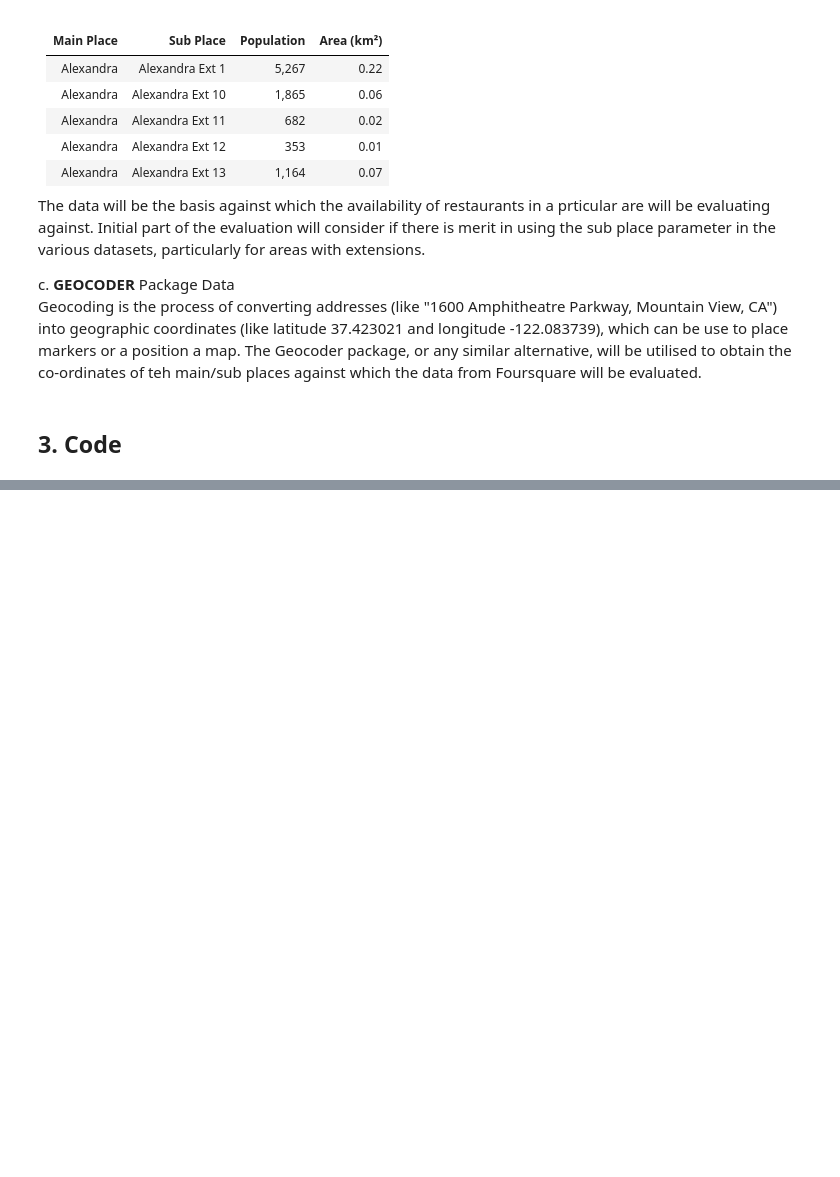
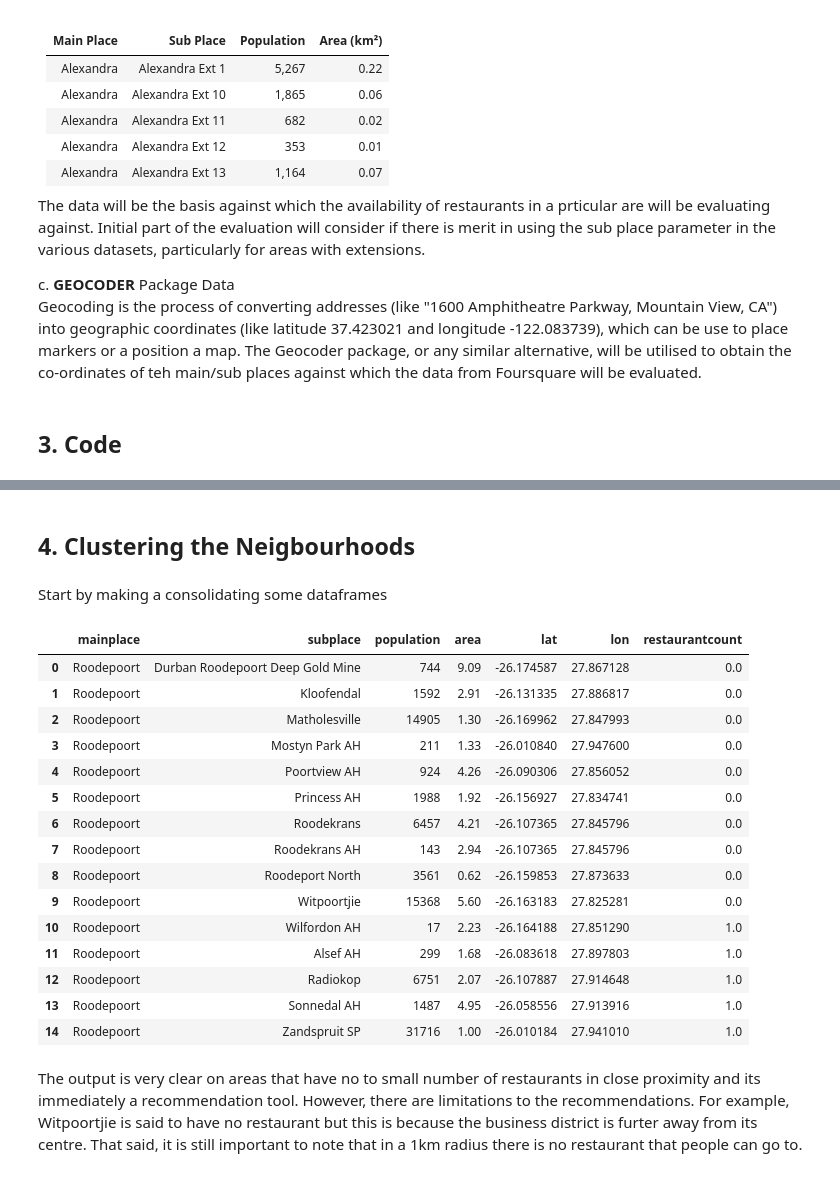
Before and after one commit to mthoencube/Coursera_Capstone, a Jupyter notebook: Capstone Project Notebook.ipynb, the cells around one changed output, grey strips where cells are left out. Cells and saved outputs as stored; diff of their text form; code cells hidden in the pictures; blank space fills up the shorter version.

```diff
--- a/Capstone Project Notebook.ipynb
+++ b/Capstone Project Notebook.ipynb
@@ -35,0 +391,12 @@ Geocoding is the process of converting addresses (like "1600 Amphitheatre Parkwa
+# %%
+# function that extracts the category of the venue
+def get_category_type(row):
+    try:
+        categories_list = row['categories']
+    except:
+        categories_list = row['venue.categories']
+
+    if len(categories_list) == 0:
+        return None
+    else:
+        return categories_list[0]['name']
@@ -35,0 +405,16 @@ Geocoding is the process of converting addresses (like "1600 Amphitheatre Parkwa
+# %%
+venues = results['response']['groups'][0]['items']
+
+nearby_venues = json_normalize(venues) # flatten JSON
+
+# filter columns
+filtered_columns = ['venue.name', 'venue.location.distance', 'venue.categories', 'venue.location.lat', 'venue.location.lng']
+nearby_venues =nearby_venues.loc[:, filtered_columns]
+
+# filter the category for each row
+nearby_venues['venue.categories'] = nearby_venues.apply(get_category_type, axis=1)
+
+# clean columns
+nearby_venues.columns = [col.split(".")[-1] for col in nearby_venues.columns]
+
+nearby_venues.head(15)
@@ -35,0 +557,27 @@ Geocoding is the process of converting addresses (like "1600 Amphitheatre Parkwa
+# %% [markdown]
+## 4. Clustering the Neigbourhoods
+# %% [markdown]
+Start by making a consolidating some dataframes
+# %%
+final_df = pd.merge(roodepoort_data, Counts_df, on='subplace', how='left').sort_values('restaurantcount' ,na_position='first').reset_index(drop=True)
+final_df = final_df.fillna(0)
+final_df.head(15)
+# %% [output]
+|  | mainplace | subplace | population | area | lat | lon | restaurantcount |
+| 0 | Roodepoort | Durban Roodepoort Deep Gold Mine | 744 | 9.09 | -26.174587 | 27.867128 | 0.0 |
+| 1 | Roodepoort | Kloofendal | 1592 | 2.91 | -26.131335 | 27.886817 | 0.0 |
+| 2 | Roodepoort | Matholesville | 14905 | 1.30 | -26.169962 | 27.847993 | 0.0 |
+| 3 | Roodepoort | Mostyn Park AH | 211 | 1.33 | -26.010840 | 27.947600 | 0.0 |
+| 4 | Roodepoort | Poortview AH | 924 | 4.26 | -26.090306 | 27.856052 | 0.0 |
+| 5 | Roodepoort | Princess AH | 1988 | 1.92 | -26.156927 | 27.834741 | 0.0 |
+| 6 | Roodepoort | Roodekrans | 6457 | 4.21 | -26.107365 | 27.845796 | 0.0 |
+| 7 | Roodepoort | Roodekrans AH | 143 | 2.94 | -26.107365 | 27.845796 | 0.0 |
+| 8 | Roodepoort | Roodeport North | 3561 | 0.62 | -26.159853 | 27.873633 | 0.0 |
+| 9 | Roodepoort | Witpoortjie | 15368 | 5.60 | -26.163183 | 27.825281 | 0.0 |
+| 10 | Roodepoort | Wilfordon AH | 17 | 2.23 | -26.164188 | 27.851290 | 1.0 |
+| 11 | Roodepoort | Alsef AH | 299 | 1.68 | -26.083618 | 27.897803 | 1.0 |
+| 12 | Roodepoort | Radiokop | 6751 | 2.07 | -26.107887 | 27.914648 | 1.0 |
+| 13 | Roodepoort | Sonnedal AH | 1487 | 4.95 | -26.058556 | 27.913916 | 1.0 |
+| 14 | Roodepoort | Zandspruit SP | 31716 | 1.00 | -26.010184 | 27.941010 | 1.0 |
+# %% [markdown]
+The output is very clear on areas that have no to small number of restaurants in close proximity and its immediately a recommendation tool. However, there are limitations to the recommendations. For example, Witpoortjie is said to have no restaurant but this is because the business district is furter away from its centre. That said, it is still important to note that in a 1km radius there is no restaurant that people can go to.
```
Also changed, not shown: parts of 85 cells of this notebook.
